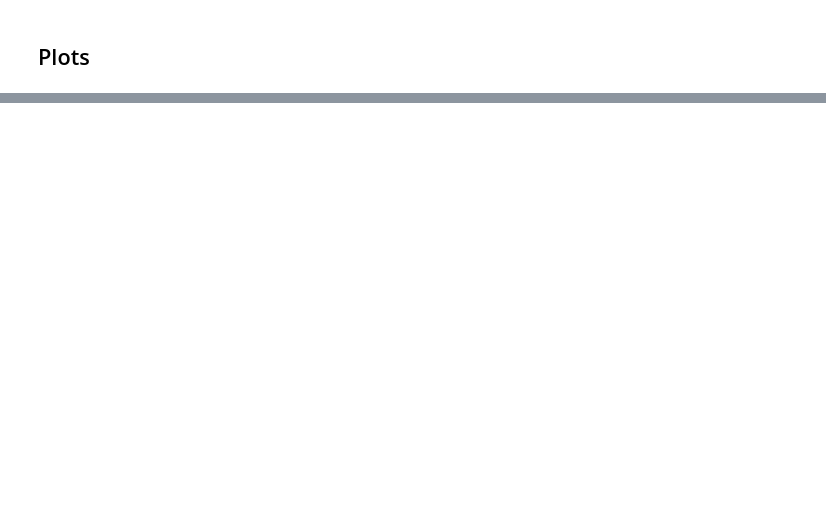
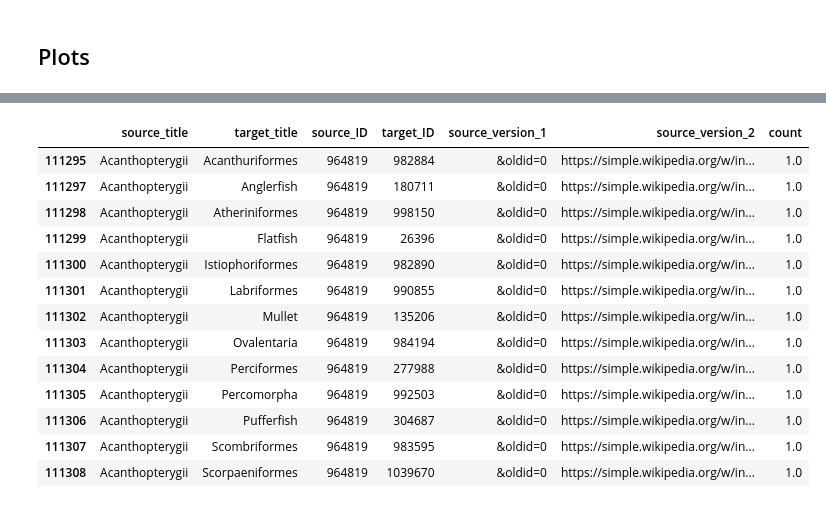
Before and after one commit to epfl-dlab/multilingual-entity-insertion, a Jupyter notebook: wikipedia_dumps_process/analysis_notebooks/added_links_analysis.ipynb, the cells around one changed output, grey strips where cells are left out. Saved outputs shown, nothing was run; the diff lists cells and outputs as text; code cells hidden in the pictures; blank space fills up the shorter version.

```diff
--- a/wikipedia_dumps_process/analysis_notebooks/added_links_analysis.ipynb
+++ b/wikipedia_dumps_process/analysis_notebooks/added_links_analysis.ipynb
@@ -133,0 +149,4 @@ Name: negative_contexts, dtype: float64
+# %%
+df_1 = pd.concat([pd.read_parquet(f'/scratch/tsoares/wikidumps/simplewiki-NS0-20231001/processed_data/good_links_{i}.parquet') for i in range(2)]).reset_index(drop=True)
+df_2 = pd.concat([pd.read_parquet(f'/scratch/tsoares/wikidumps/simplewiki-NS0-20231101/processed_data/good_links_{i}.parquet') for i in range(2)]).reset_index(drop=True)
+# df_pages_1 = pd.concat([pd.read_parquet(f'/scratch/tsoares/wikidumps/simplewiki-NS0-20231001/processed_data/good_pages_{i}.parquet') for i in range(2)]).reset_index(drop=True)
@@ -133,0 +206,2 @@ Name: negative_contexts, dtype: float64
+# %%
+df_diff['source_ID'] = df_diff['source_ID'].astype(int)
@@ -133,0 +351,17 @@ Name: negative_contexts, dtype: float64
+# %%
+df_diff[df_diff['source_title'] == 'Acanthopterygii']
+# %% [output]
+|  | source_title | target_title | source_ID | target_ID | source_version_1 | source_version_2 | count |
+| 111295 | Acanthopterygii | Acanthuriformes | 964819 | 982884 | &oldid=0 | https://simple.wikipedia.org/w/in... | 1.0 |
+| 111297 | Acanthopterygii | Anglerfish | 964819 | 180711 | &oldid=0 | https://simple.wikipedia.org/w/in... | 1.0 |
+| 111298 | Acanthopterygii | Atheriniformes | 964819 | 998150 | &oldid=0 | https://simple.wikipedia.org/w/in... | 1.0 |
+| 111299 | Acanthopterygii | Flatfish | 964819 | 26396 | &oldid=0 | https://simple.wikipedia.org/w/in... | 1.0 |
+| 111300 | Acanthopterygii | Istiophoriformes | 964819 | 982890 | &oldid=0 | https://simple.wikipedia.org/w/in... | 1.0 |
+| 111301 | Acanthopterygii | Labriformes | 964819 | 990855 | &oldid=0 | https://simple.wikipedia.org/w/in... | 1.0 |
+| 111302 | Acanthopterygii | Mullet | 964819 | 135206 | &oldid=0 | https://simple.wikipedia.org/w/in... | 1.0 |
+| 111303 | Acanthopterygii | Ovalentaria | 964819 | 984194 | &oldid=0 | https://simple.wikipedia.org/w/in... | 1.0 |
+| 111304 | Acanthopterygii | Perciformes | 964819 | 277988 | &oldid=0 | https://simple.wikipedia.org/w/in... | 1.0 |
+| 111305 | Acanthopterygii | Percomorpha | 964819 | 992503 | &oldid=0 | https://simple.wikipedia.org/w/in... | 1.0 |
+| 111306 | Acanthopterygii | Pufferfish | 964819 | 304687 | &oldid=0 | https://simple.wikipedia.org/w/in... | 1.0 |
+| 111307 | Acanthopterygii | Scombriformes | 964819 | 983595 | &oldid=0 | https://simple.wikipedia.org/w/in... | 1.0 |
+| 111308 | Acanthopterygii | Scorpaeniformes | 964819 | 1039670 | &oldid=0 | https://simple.wikipedia.org/w/in... | 1.0 |
```
Also changed, not shown: parts of 22 cells of this notebook, 2 other files.
